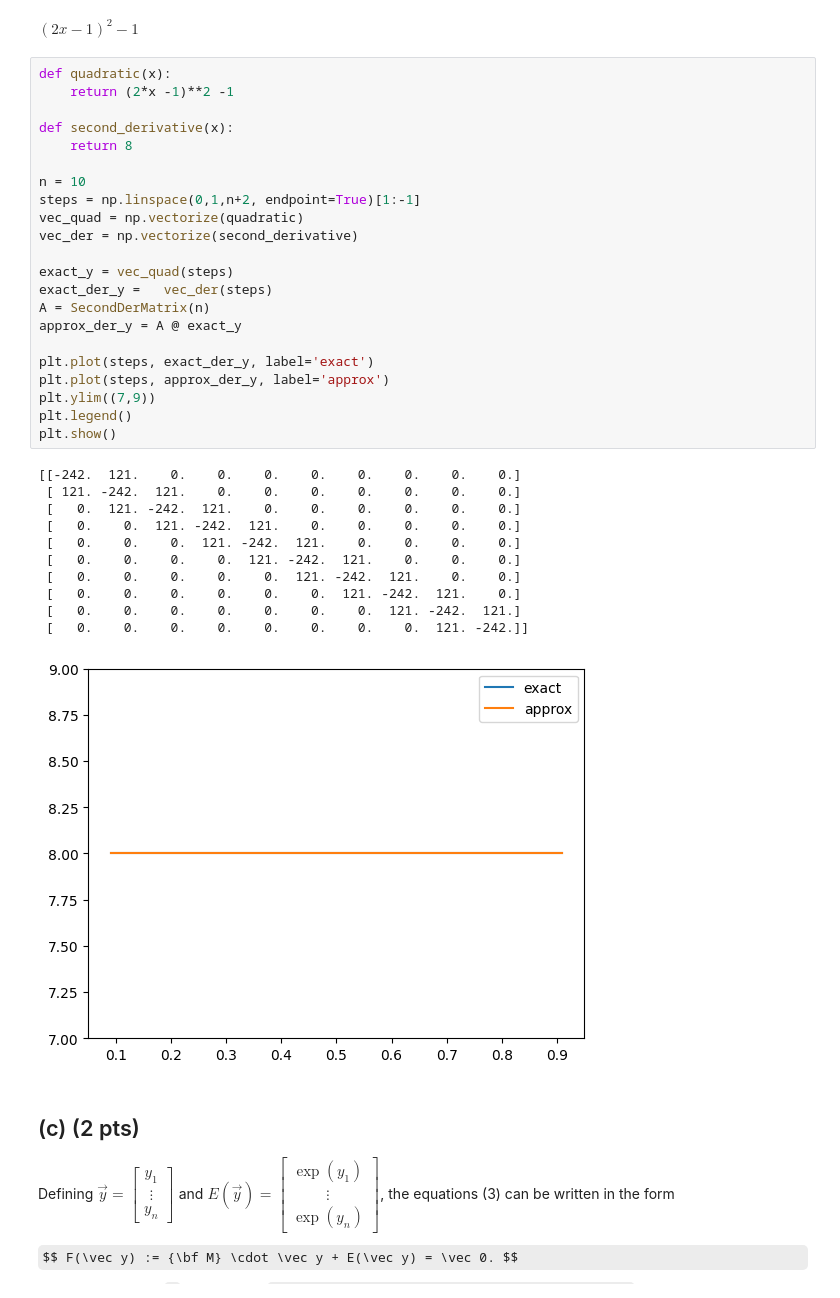
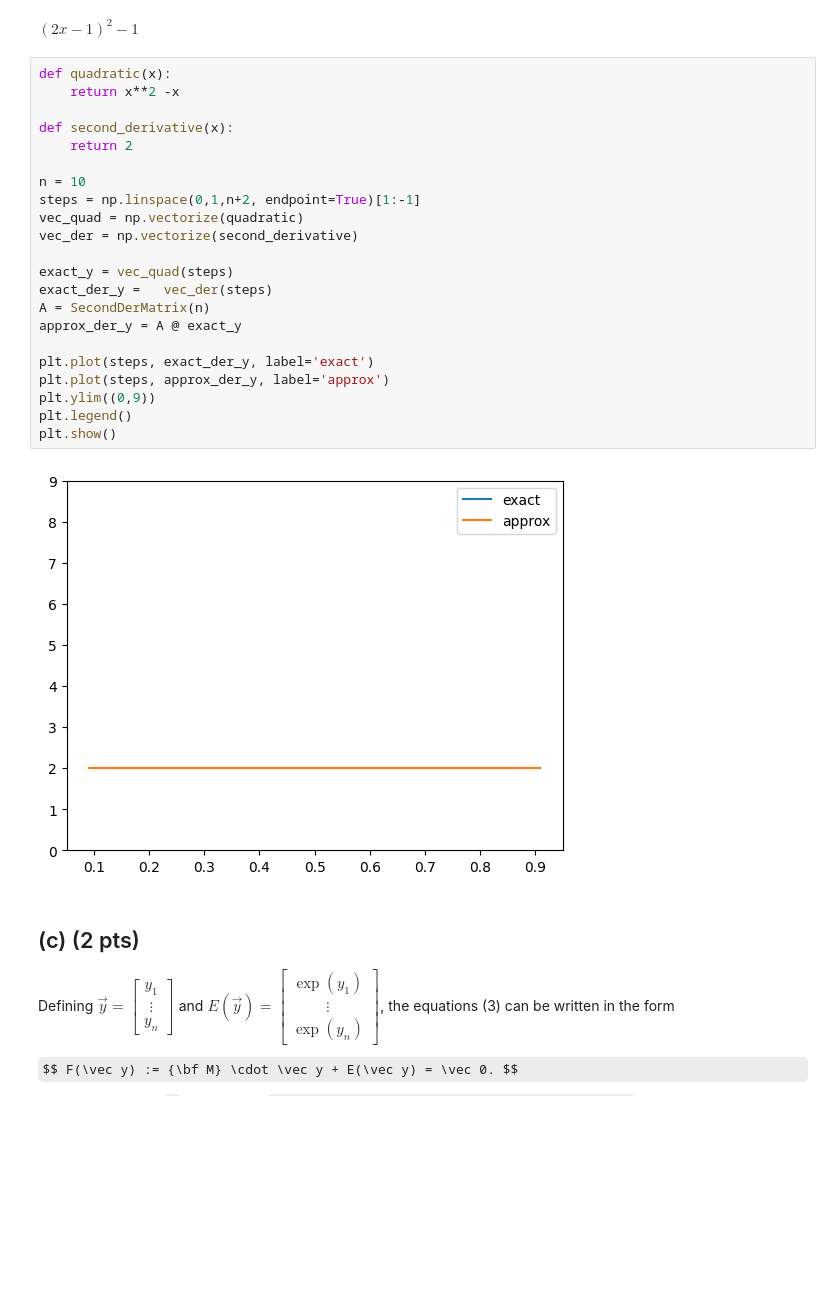
Before and after one commit to jonas4climate/na-assignment1, a Jupyter notebook: hw4_2023.ipynb, the cells around one changed output. Drawn from its saved outputs; the diff is of its cells as text; some formulas as TeX source; blank space fills up the shorter version.

```diff
--- a/hw4_2023.ipynb
+++ b/hw4_2023.ipynb
@@ -149,38 +149,28 @@ Second-order central finite differences are exact for quadratic functions. In or
 $(2x - 1)^2 - 1$
 # %%
 def quadratic(x):
-    return (2*x -1)**2 -1
+    return x**2 -x
 
 def second_derivative(x):
-    return 8
+    return 2
 
 n = 10
 steps = np.linspace(0,1,n+2, endpoint=True)[1:-1]
 vec_quad = np.vectorize(quadratic)
 vec_der = np.vectorize(second_derivative)
 
 exact_y = vec_quad(steps)
 exact_der_y =   vec_der(steps)
 A = SecondDerMatrix(n)
 approx_der_y = A @ exact_y
 
 plt.plot(steps, exact_der_y, label='exact')
 plt.plot(steps, approx_der_y, label='approx')
-plt.ylim((7,9))
+plt.ylim((0,9))
 plt.legend()
 plt.show()
 # %% [output]
-[[-242.  121.    0.    0.    0.    0.    0.    0.    0.    0.]
- [ 121. -242.  121.    0.    0.    0.    0.    0.    0.    0.]
- [   0.  121. -242.  121.    0.    0.    0.    0.    0.    0.]
- [   0.    0.  121. -242.  121.    0.    0.    0.    0.    0.]
- [   0.    0.    0.  121. -242.  121.    0.    0.    0.    0.]
- [   0.    0.    0.    0.  121. -242.  121.    0.    0.    0.]
- [   0.    0.    0.    0.    0.  121. -242.  121.    0.    0.]
- [   0.    0.    0.    0.    0.    0.  121. -242.  121.    0.]
- [   0.    0.    0.    0.    0.    0.    0.  121. -242.  121.]
- [   0.    0.    0.    0.    0.    0.    0.    0.  121. -242.]]
-[figure, old version]
+[figure, new version]
 # %% [markdown]
 ## (c) (2 pts)
 
```
Also changed, not shown: parts of 3 cells of this notebook.
